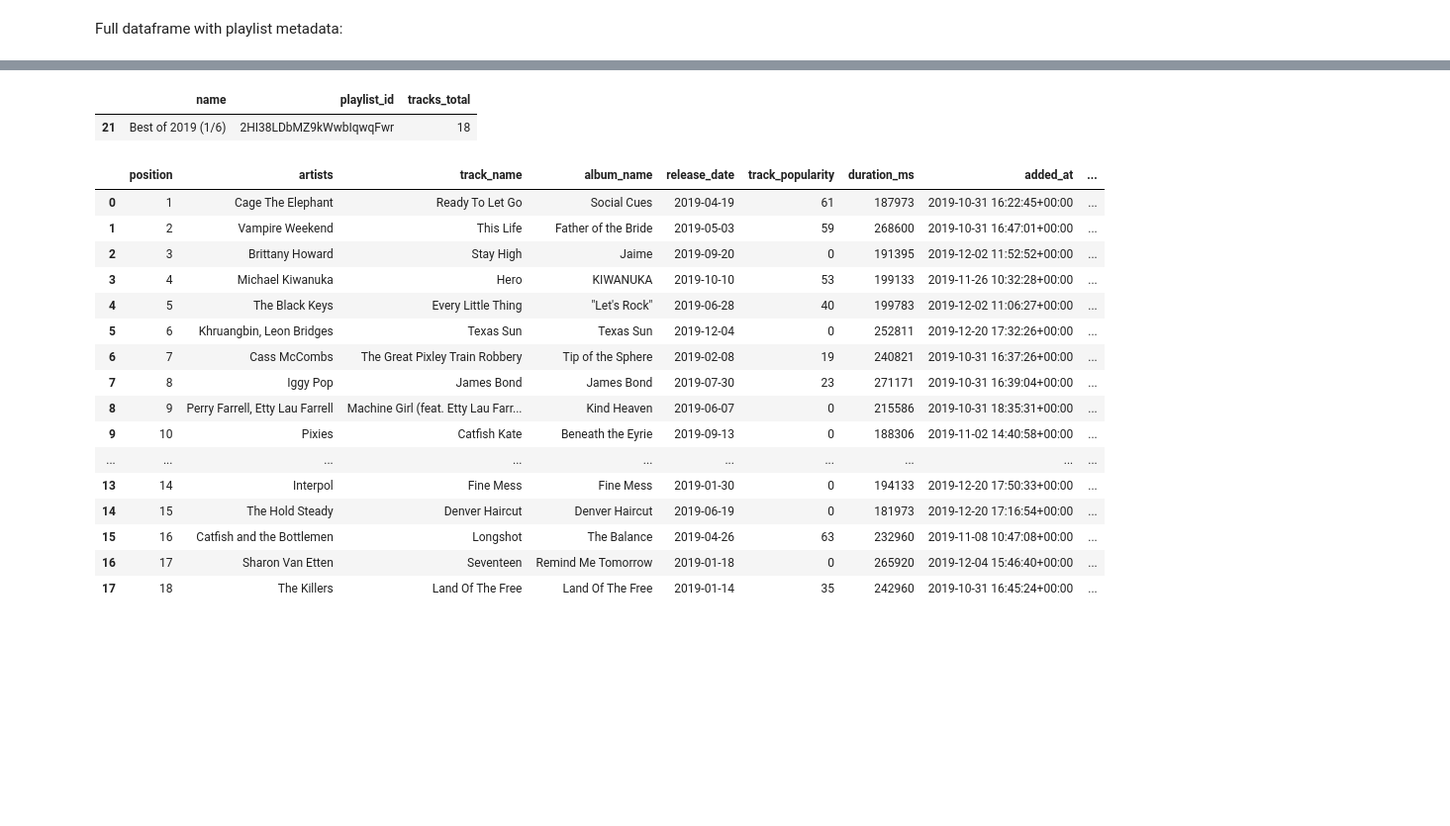
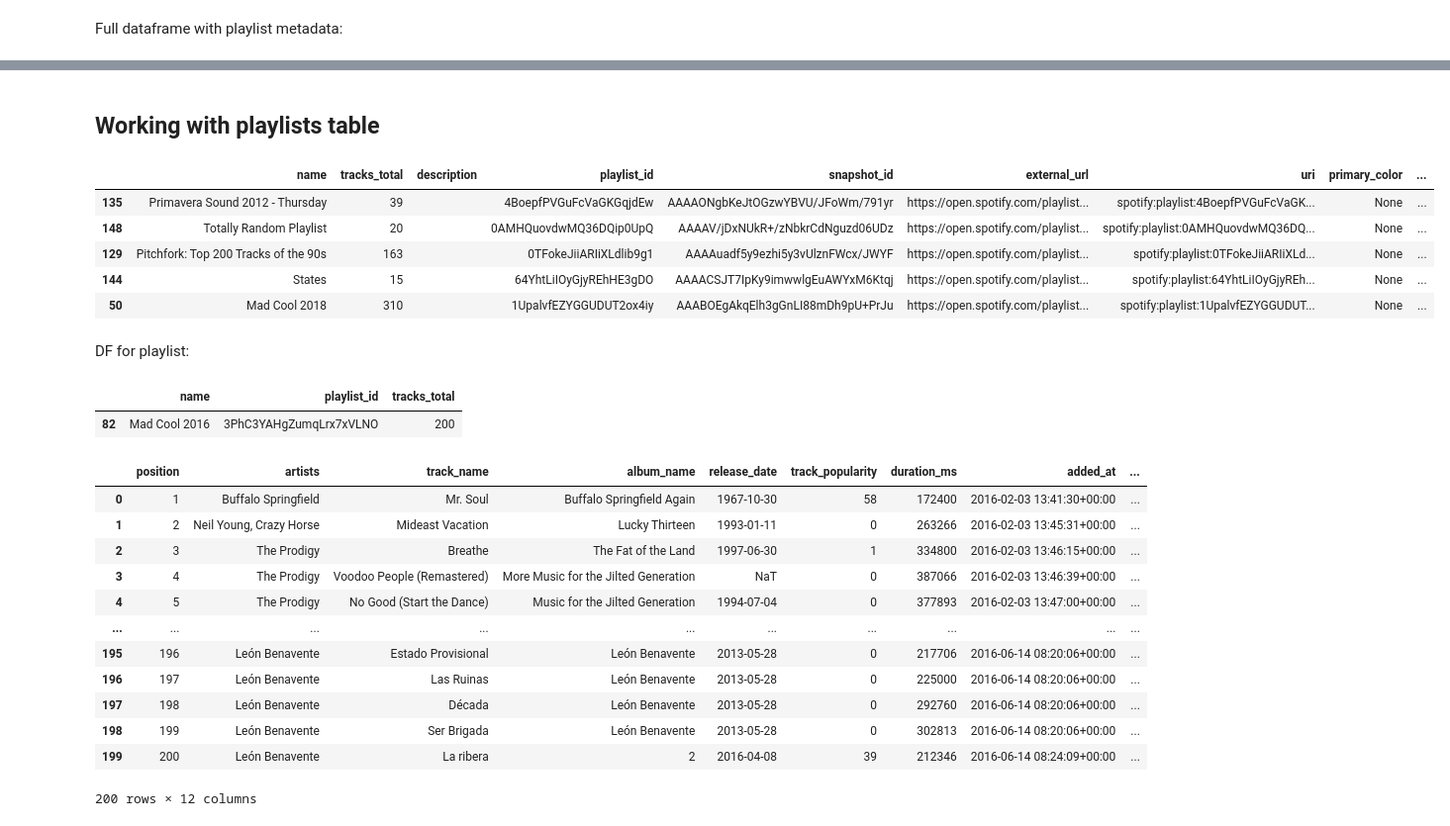
Before and after one commit to reddgr/spotipy-use-cases, a Jupyter notebook: reddgr-best-of-year-playlists.ipynb, the cells around one changed output, grey strips where cells are left out. Shown at 99% size. Cells and saved outputs as stored; diff of their text form; code cells hidden in the pictures; blank space fills up the shorter version.

Commit message:
best-of-year-playlists

```diff
--- a/reddgr-best-of-year-playlists.ipynb
+++ b/reddgr-best-of-year-playlists.ipynb
@@ -174,3 +183,17 @@ display(bestof_year_playlists_df)
+# %% [markdown]
+## Working with playlists table
+# %%
+bestof_year_playlists_df = pd.read_pickle("pkl/reddgr_playlists.pkl")
+display(bestof_year_playlists_df.sample(5))
+# %% [output]
+|  | name | tracks_total | description | playlist_id | snapshot_id | external_url | uri | primary_color | ... |
+| 135 | Primavera Sound 2012 - Thursday | 39 |  | 4BoepfPVGuFcVaGKGqjdEw | AAAAONgbKeJtOGzwYBVU/JFoWm/791yr | https://open.spotify.com/playlist... | spotify:playlist:4BoepfPVGuFcVaGK... | None | ... |
+| 148 | Totally Random Playlist | 20 |  | 0AMHQuovdwMQ36DQip0UpQ | AAAAV/jDxNUkR+/zNbkrCdNguzd06UDz | https://open.spotify.com/playlist... | spotify:playlist:0AMHQuovdwMQ36DQ... | None | ... |
+| 129 | Pitchfork: Top 200 Tracks of the 90s | 163 |  | 0TFokeJiiARIiXLdlib9g1 | AAAAuadf5y9ezhi5y3vUlznFWcx/JWYF | https://open.spotify.com/playlist... | spotify:playlist:0TFokeJiiARIiXLd... | None | ... |
+| 144 | States | 15 |  | 64YhtLiIOyGjyREhHE3gDO | AAAACSJT7IpKy9imwwlgEuAWYxM6Ktqj | https://open.spotify.com/playlist... | spotify:playlist:64YhtLiIOyGjyREh... | None | ... |
+| 50 | Mad Cool 2018 | 310 |  | 1UpalvfEZYGGUDUT2ox4iy | AAABOEgAkqElh3gGnLI88mDh9pU+PrJu | https://open.spotify.com/playlist... | spotify:playlist:1UpalvfEZYGGUDUT... | None | ... |
+# %% [markdown]
+DF for playlist:
 # %%
 target_playlist = bestof_year_playlists_df.iloc[random.randint(0, len(bestof_year_playlists_df) - 1)]
 
@@ -226,21 +249,17 @@ display(target_playlist[["name", "playlist_id", "tracks_total"]].to_frame().T)
 display(playlist_tracks_df)
 # %% [output]
 |  | name | playlist_id | tracks_total |
-| 21 | Best of 2019 (1/6) | 2HI38LDbMZ9kWwbIqwqFwr | 18 |
+| 82 | Mad Cool 2016 | 3PhC3YAHgZumqLrx7xVLNO | 200 |
 |  | position | artists | track_name | album_name | release_date | track_popularity | duration_ms | added_at | ... |
-| 0 | 1 | Cage The Elephant | Ready To Let Go | Social Cues | 2019-04-19 | 61 | 187973 | 2019-10-31 16:22:45+00:00 | ... |
-| 1 | 2 | Vampire Weekend | This Life | Father of the Bride | 2019-05-03 | 59 | 268600 | 2019-10-31 16:47:01+00:00 | ... |
-| 2 | 3 | Brittany Howard | Stay High | Jaime | 2019-09-20 | 0 | 191395 | 2019-12-02 11:52:52+00:00 | ... |
-| 3 | 4 | Michael Kiwanuka | Hero | KIWANUKA | 2019-10-10 | 53 | 199133 | 2019-11-26 10:32:28+00:00 | ... |
-| 4 | 5 | The Black Keys | Every Little Thing | "Let's Rock" | 2019-06-28 | 40 | 199783 | 2019-12-02 11:06:27+00:00 | ... |
-| 5 | 6 | Khruangbin, Leon Bridges | Texas Sun | Texas Sun | 2019-12-04 | 0 | 252811 | 2019-12-20 17:32:26+00:00 | ... |
-| 6 | 7 | Cass McCombs | The Great Pixley Train Robbery | Tip of the Sphere | 2019-02-08 | 19 | 240821 | 2019-10-31 16:37:26+00:00 | ... |
-| 7 | 8 | Iggy Pop | James Bond | James Bond | 2019-07-30 | 23 | 271171 | 2019-10-31 16:39:04+00:00 | ... |
-| 8 | 9 | Perry Farrell, Etty Lau Farrell | Machine Girl (feat. Etty Lau Farr... | Kind Heaven | 2019-06-07 | 0 | 215586 | 2019-10-31 18:35:31+00:00 | ... |
-| 9 | 10 | Pixies | Catfish Kate | Beneath the Eyrie | 2019-09-13 | 0 | 188306 | 2019-11-02 14:40:58+00:00 | ... |
+| 0 | 1 | Buffalo Springfield | Mr. Soul | Buffalo Springfield Again | 1967-10-30 | 58 | 172400 | 2016-02-03 13:41:30+00:00 | ... |
+| 1 | 2 | Neil Young, Crazy Horse | Mideast Vacation | Lucky Thirteen | 1993-01-11 | 0 | 263266 | 2016-02-03 13:45:31+00:00 | ... |
+| 2 | 3 | The Prodigy | Breathe | The Fat of the Land | 1997-06-30 | 1 | 334800 | 2016-02-03 13:46:15+00:00 | ... |
+| 3 | 4 | The Prodigy | Voodoo People (Remastered) | More Music for the Jilted Generation | NaT | 0 | 387066 | 2016-02-03 13:46:39+00:00 | ... |
+| 4 | 5 | The Prodigy | No Good (Start the Dance) | Music for the Jilted Generation | 1994-07-04 | 0 | 377893 | 2016-02-03 13:47:00+00:00 | ... |
 | ... | ... | ... | ... | ... | ... | ... | ... | ... | ... |
-| 13 | 14 | Interpol | Fine Mess | Fine Mess | 2019-01-30 | 0 | 194133 | 2019-12-20 17:50:33+00:00 | ... |
-| 14 | 15 | The Hold Steady | Denver Haircut | Denver Haircut | 2019-06-19 | 0 | 181973 | 2019-12-20 17:16:54+00:00 | ... |
-| 15 | 16 | Catfish and the Bottlemen | Longshot | The Balance | 2019-04-26 | 63 | 232960 | 2019-11-08 10:47:08+00:00 | ... |
-| 16 | 17 | Sharon Van Etten | Seventeen | Remind Me Tomorrow | 2019-01-18 | 0 | 265920 | 2019-12-04 15:46:40+00:00 | ... |
-| 17 | 18 | The Killers | Land Of The Free | Land Of The Free | 2019-01-14 | 35 | 242960 | 2019-10-31 16:45:24+00:00 | ... |
+| 195 | 196 | León Benavente | Estado Provisional | León Benavente | 2013-05-28 | 0 | 217706 | 2016-06-14 08:20:06+00:00 | ... |
+| 196 | 197 | León Benavente | Las Ruinas | León Benavente | 2013-05-28 | 0 | 225000 | 2016-06-14 08:20:06+00:00 | ... |
+| 197 | 198 | León Benavente | Década | León Benavente | 2013-05-28 | 0 | 292760 | 2016-06-14 08:20:06+00:00 | ... |
+| 198 | 199 | León Benavente | Ser Brigada | León Benavente | 2013-05-28 | 0 | 302813 | 2016-06-14 08:20:06+00:00 | ... |
+| 199 | 200 | León Benavente | La ribera | 2 | 2016-04-08 | 39 | 212346 | 2016-06-14 08:24:09+00:00 | ... |
+200 rows × 12 columns
```
Also changed, not shown: parts of 4 cells of this notebook.
